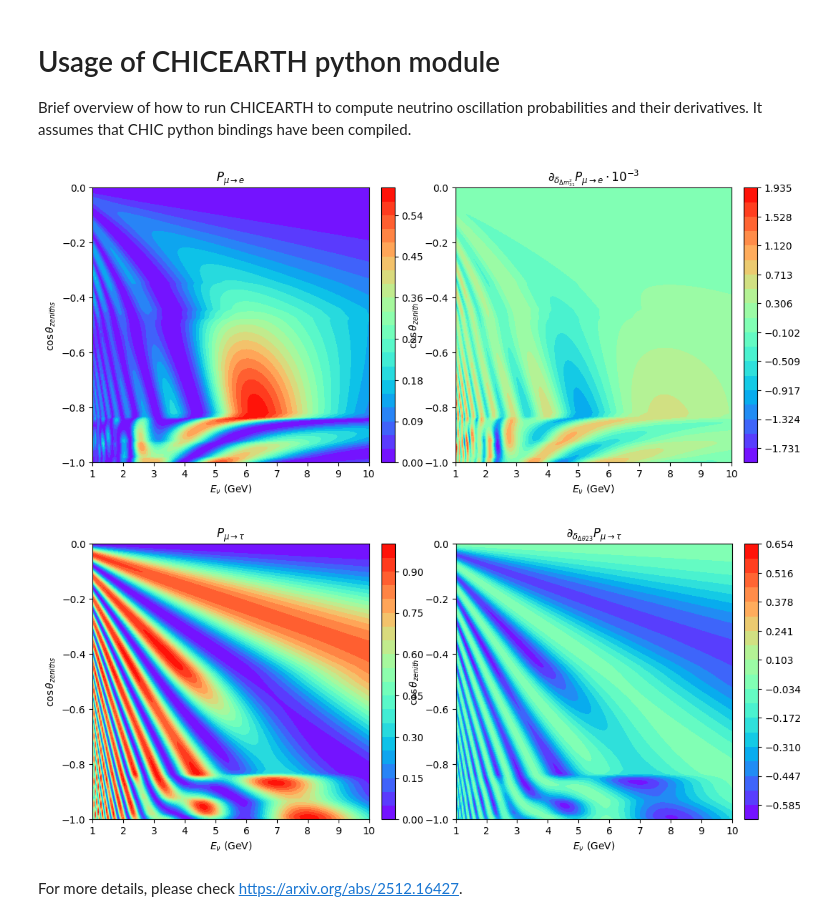
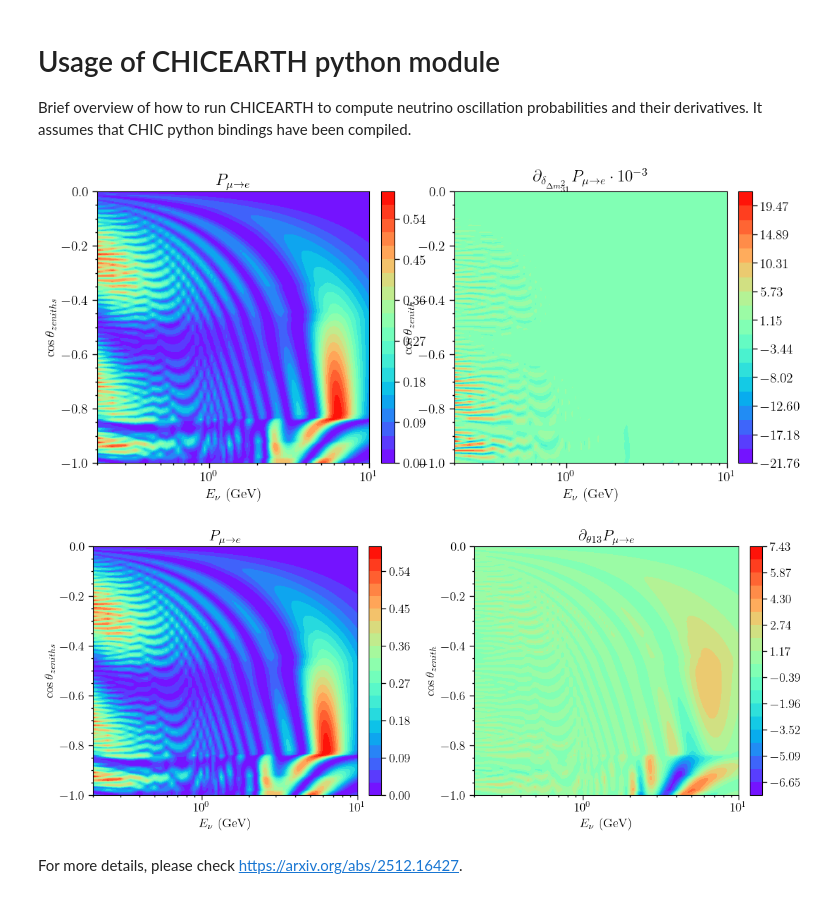
Before and after one commit to pabloferm/CHIC, a Jupyter notebook: examples/python/example.ipynb, the cells around one changed output. Drawn from its saved outputs; the diff is of its cells as text; code cells hidden in the pictures.

```diff
--- a/examples/python/example.ipynb
+++ b/examples/python/example.ipynb
@@ -330,7 +477,7 @@ It assumes that CHIC python bindings have been compiled.
 # %%
 import pychic_earth as pe
 
-energies = np.linspace(1.0, 10.0, 200)
+energies = np.linspace(0.2, 10.0, 200)
 zeniths = np.linspace(-1.0, 0.0, 200)
 P = np.zeros((energies.size, zeniths.size))
 dP = np.zeros((energies.size, zeniths.size))
@@ -353,6 +500,7 @@ cs0 = axes[0].contourf(ED, CZ, P, levels=levels, cmap='rainbow', extend='neither
 axes[0].set_xlabel(r'$E_\nu$ (GeV)')
 axes[0].set_ylabel(r'$\cos\theta_{zeniths}$')
 axes[0].set_title(r'$P_{\mu\rightarrow e}$')
+axes[0].semilogx()
 cbar0 = fig.colorbar(cs0, ax=axes[0], fraction=0.046, pad=0.04)
 
 # dP panel
@@ -363,42 +511,46 @@ cs1 = axes[1].contourf(ED, CZ, dP, levels=levels1, cmap='rainbow', extend='neith
 axes[1].set_xlabel(r'$E_\nu$ (GeV)')
 axes[1].set_ylabel(r'$\cos\theta_{zenith}$')
 axes[1].set_title(r'$\partial_{\delta_{\Delta m^2_{31}}}P_{\mu\rightarrow e}\cdot 10^{-3}$')
+axes[1].semilogx()
 cbar1 = fig.colorbar(cs1, ax=axes[1], fraction=0.046, pad=0.04)
 
+plt.tight_layout()
 plt.show()
 # %% [output]
-[figure, old version]
+[figure, new version]
 # %%
 for i, cz in enumerate(zeniths): # y
     for j, E in enumerate(energies): # x
         Px = dch.compute_oscillations(E, cz)
-        dPx = dch.compute_oscillations_derivatives("th23", E, cz)
-        P[i, j] = Px[2, 1]
-        dP[i, j] = dPx[2, 1]
+        dPx = dch.compute_oscillations_derivatives("th13", E, cz)
+        P[i, j] = Px[0, 1]
+        dP[i, j] = dPx[0, 1]
 
 fig, axes = plt.subplots(1, 2, figsize=(12, 5))
 
 ED, CZ = np.meshgrid(energies, zeniths)
 
 # P panel
 cs0 = axes[0].contourf(ED, CZ, P, levels=levels, cmap='rainbow', extend='neither')
 axes[0].set_xlabel(r'$E_\nu$ (GeV)')
 axes[0].set_ylabel(r'$\cos\theta_{zeniths}$')
-axes[0].set_title(r'$P_{\mu\rightarrow \tau}$')
+axes[0].set_title(r'$P_{\mu\rightarrow e}$')
+axes[0].semilogx()
 cbar0 = fig.colorbar(cs0, ax=axes[0], fraction=0.046, pad=0.04)
 
 # dP panel
 dP = dP
 vmax = np.abs(dP).max()
 levels1 = np.linspace(-vmax, vmax, 20)
 cs1 = axes[1].contourf(ED, CZ, dP, levels=levels1, cmap='rainbow', extend='neither')
 axes[1].set_xlabel(r'$E_\nu$ (GeV)')
 axes[1].set_ylabel(r'$\cos\theta_{zenith}$')
-axes[1].set_title(r'$\partial_{\delta_{\Delta \theta{23}}}P_{\mu\rightarrow \tau}$')
+axes[1].set_title(r'$\partial_{{ \theta{13}}}P_{\mu\rightarrow e}$')
+axes[1].semilogx()
 cbar1 = fig.colorbar(cs1, ax=axes[1], fraction=0.046, pad=0.04)
-
+plt.tight_layout()
 plt.show()
 # %% [output]
-[figure, old version]
+[figure, new version]
 # %% [markdown]
 For more details, please check https://arxiv.org/abs/2512.16427.
```
Also changed, not shown: parts of 11 cells of this notebook, 15 other files.
